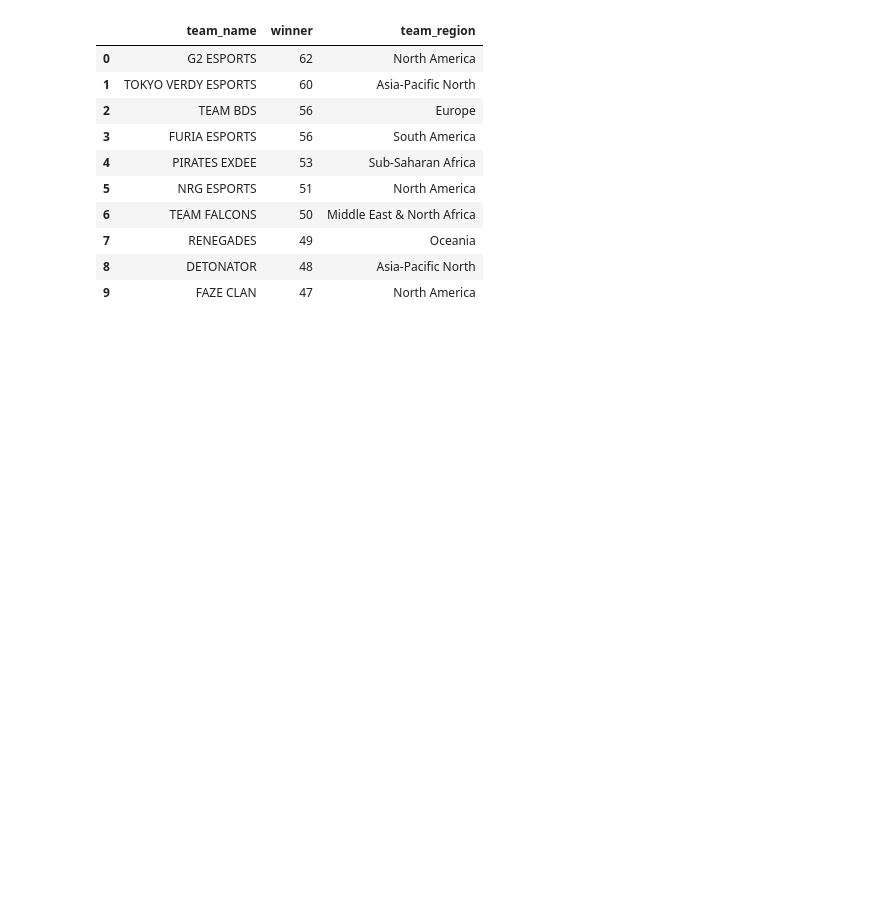
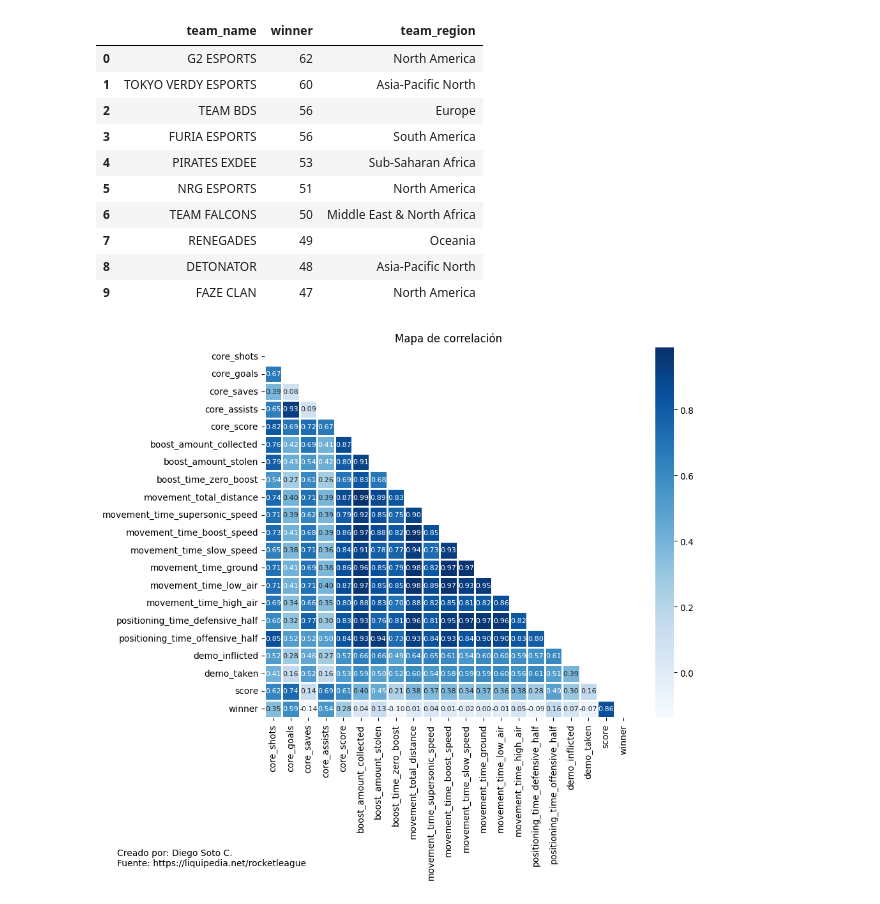
Before and after one commit to disotoc/RLCSAnalysis21-22, a Jupyter notebook: team_analysis.ipynb, the cells around one changed output. Drawn from its saved outputs; the diff is of its cells as text; code cells hidden in the pictures; blank space fills up the shorter version.

Commit message:
Creación de mapas de calor junto con png asociadas

```diff
--- a/team_analysis.ipynb
+++ b/team_analysis.ipynb
@@ -158,3 +158,26 @@ for region in regions:
     #print(f"Resultados para la región: {region}\n")
     #print(region_results[region].to_string(index=False))
     #print("\n")
+# %%
+# Se realizará una copia del df porque se eliminarán las columnas string
+df_copia = matches_by_teams_df.copy()
+df_copia = df_copia.drop(columns=['color', 'team_id', 'team_name', 'team_region'])
+
+#Correlaciones
+fig, ax = plt.subplots(figsize=(12, 10))
+mask = np.triu(np.ones_like(df_copia.corr(), dtype=bool))
+sns.heatmap(df_copia.corr(), mask=mask, fmt=".2f", annot=True, annot_kws={"fontsize": 8}, lw=1, cmap='Blues')
+plt.yticks(rotation=0)
+plt.xticks(rotation=90)
+plt.title('Mapa de correlación')
+
+plt.subplots_adjust(bottom=0.3, left=0.3)  # ajusta los márgenes inferior y izquierdo para dejar espacio para los textos
+fig.set_facecolor('white') # Cambia el color de fondo, esto principalmente para cuando se guarde el png
+plt.text(-0.4, -0.4,
+         'Creado por: Diego Soto C.\nFuente: https://liquipedia.net/rocketleague',
+         ha='left', transform=ax.transAxes)
+
+#plt.savefig('assets/Corr_matches_by_team.png', bbox_inches='tight', dpi=300) # Esto se utiliza para guardar el gráfico, solo se quita de comentario cuando es necesario
+plt.show()
+# %% [output]
+[figure, added]
```
Also changed, not shown: parts of 3 cells of this notebook, 2 other files.
